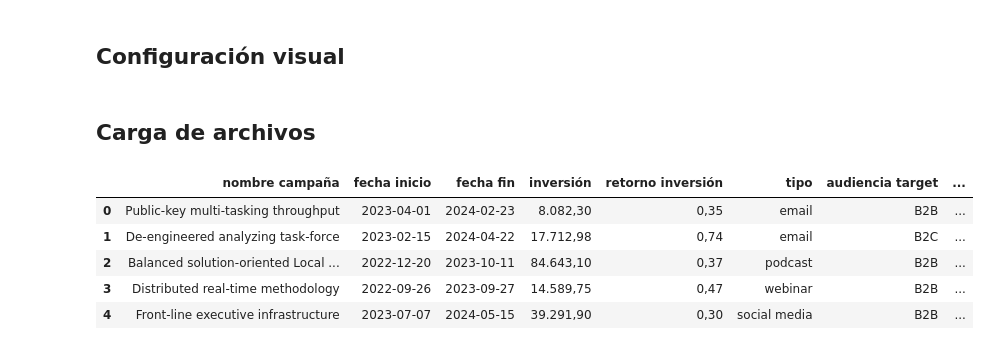
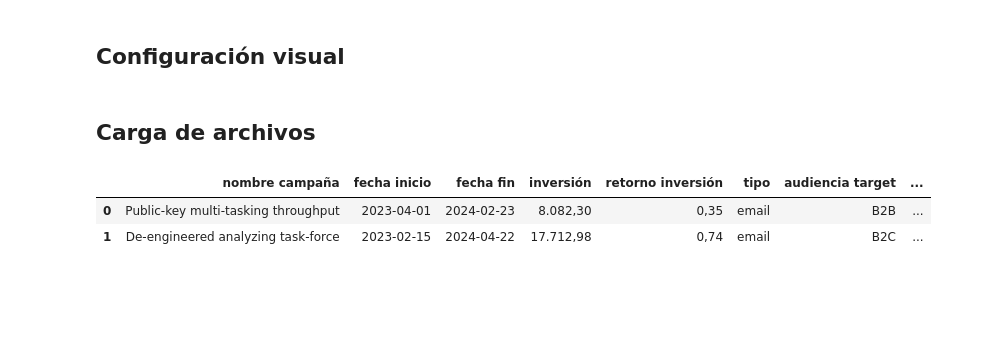
Before and after one commit to carlxngel/upgrade-hub-marketing-analysis, a Jupyter notebook: EDA.ipynb, the cells around one changed output. Drawn from its saved outputs; the diff is of its cells as text; code cells hidden in the pictures; blank space fills up the shorter version.

```diff
--- a/EDA.ipynb
+++ b/EDA.ipynb
@@ -39,11 +39,8 @@ plasma = cm.get_cmap('plasma', 256)
 df = pd.read_csv('limpio_marketingcampaigns.csv')
 # %%
 #Leemos el archivo y comprobamos que se haya subido correctamente
-df.head(5)
+df.head(2)
 # %% [output]
 |  | nombre campaña | fecha inicio | fecha fin | inversión | retorno inversión | tipo | audiencia target | ... |
 | 0 | Public-key multi-tasking throughput | 2023-04-01 | 2024-02-23 | 8.082,30 | 0,35 | email | B2B | ... |
 | 1 | De-engineered analyzing task-force | 2023-02-15 | 2024-04-22 | 17.712,98 | 0,74 | email | B2C | ... |
-| 2 | Balanced solution-oriented Local ... | 2022-12-20 | 2023-10-11 | 84.643,10 | 0,37 | podcast | B2B | ... |
-| 3 | Distributed real-time methodology | 2022-09-26 | 2023-09-27 | 14.589,75 | 0,47 | webinar | B2B | ... |
-| 4 | Front-line executive infrastructure | 2023-07-07 | 2024-05-15 | 39.291,90 | 0,30 | social media | B2B | ... |
```
Also changed, not shown: parts of 23 cells of this notebook.
